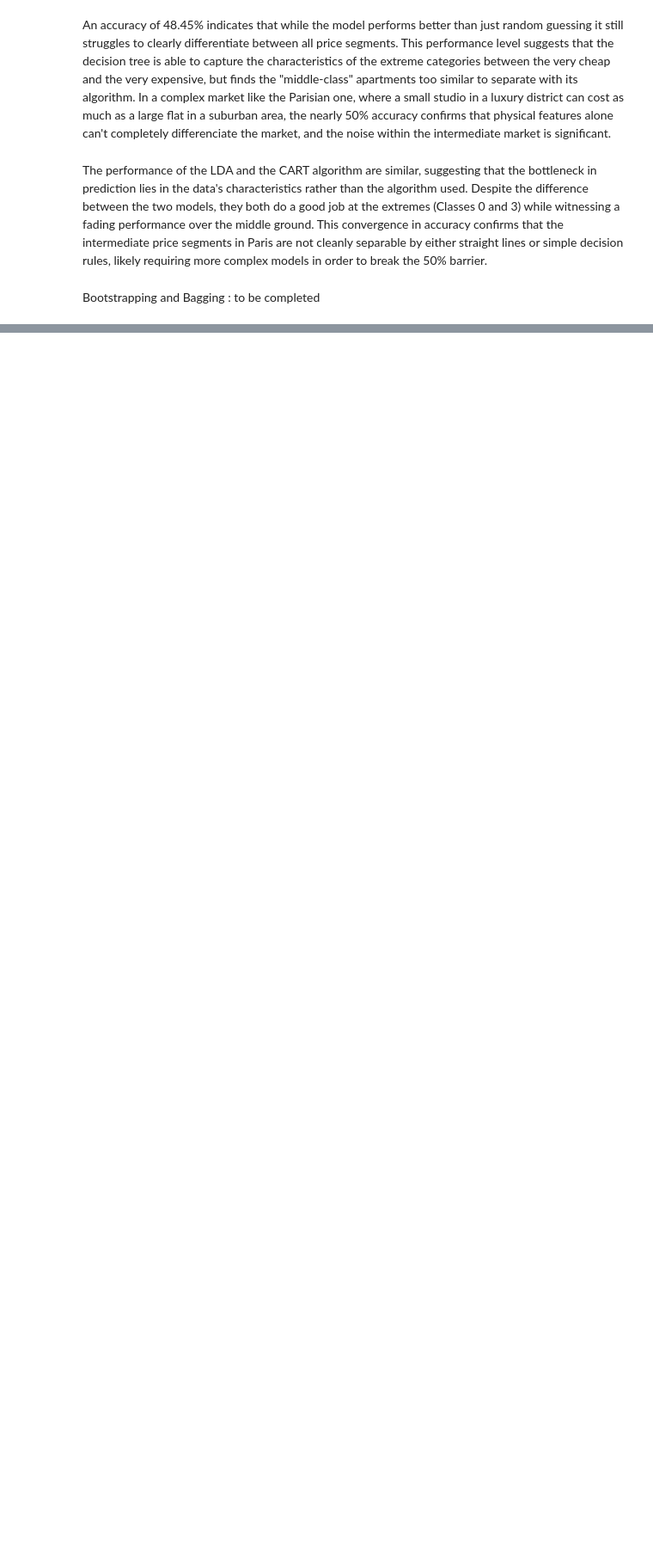
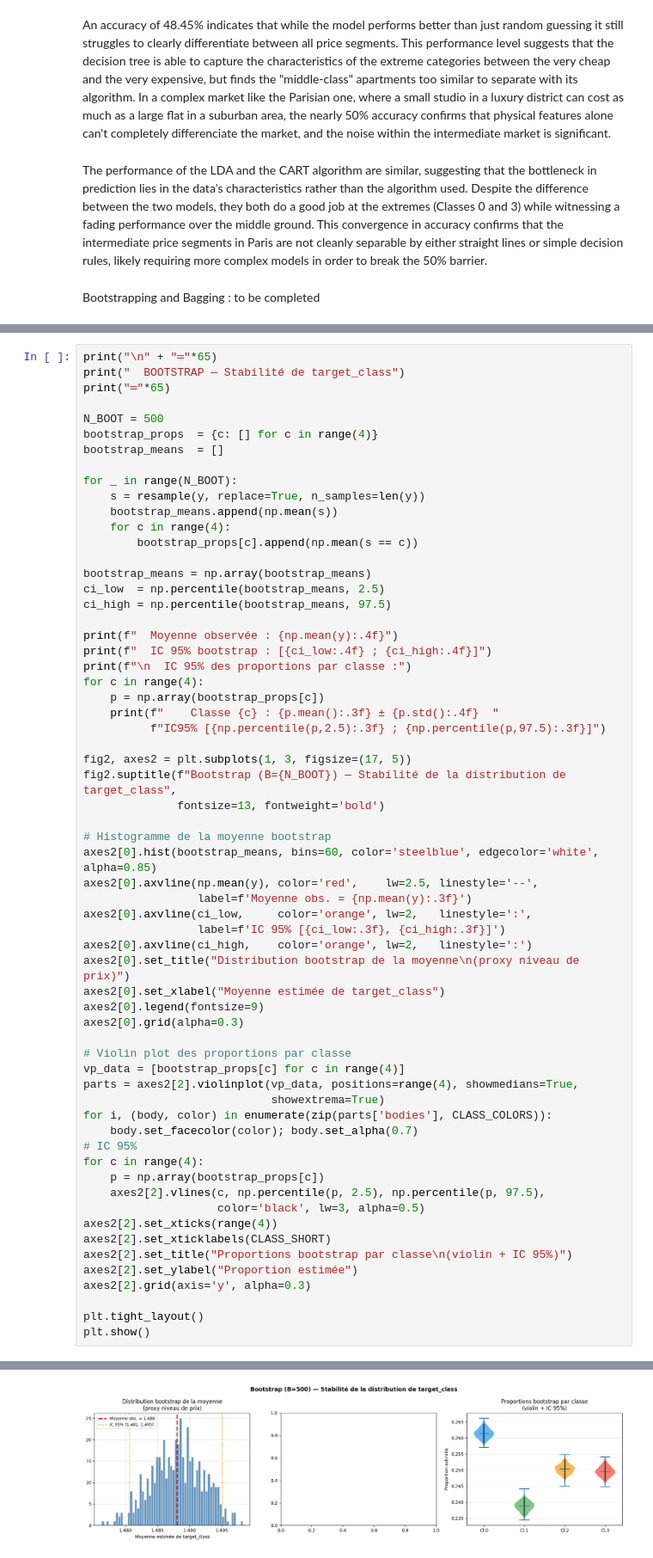
Before and after one commit to Felix-prjcts/ML_Airbnb_domain_generalisation, a Jupyter notebook: 1_ML_Paris.ipynb, the cells around one changed output, grey strips where cells are left out. Shown at 86% size. Drawn from its saved outputs; the diff is of its cells as text; blank space fills up the shorter version.

```diff
--- a/1_ML_Paris.ipynb
+++ b/1_ML_Paris.ipynb
@@ -545,0 +616,63 @@ Bootstrapping and Bagging : to be completed
+# %%
+print("\n" + "═"*65)
+print("  BOOTSTRAP — Stabilité de target_class")
+print("═"*65)
+
+N_BOOT = 500
+bootstrap_props  = {c: [] for c in range(4)}
+bootstrap_means  = []
+
+for _ in range(N_BOOT):
+    s = resample(y, replace=True, n_samples=len(y))
+    bootstrap_means.append(np.mean(s))
+    for c in range(4):
+        bootstrap_props[c].append(np.mean(s == c))
+
+bootstrap_means = np.array(bootstrap_means)
+ci_low  = np.percentile(bootstrap_means, 2.5)
+ci_high = np.percentile(bootstrap_means, 97.5)
+
+print(f"  Moyenne observée : {np.mean(y):.4f}")
+print(f"  IC 95% bootstrap : [{ci_low:.4f} ; {ci_high:.4f}]")
+print(f"\n  IC 95% des proportions par classe :")
+for c in range(4):
+    p = np.array(bootstrap_props[c])
+    print(f"    Classe {c} : {p.mean():.3f} ± {p.std():.4f}  "
+          f"IC95% [{np.percentile(p,2.5):.3f} ; {np.percentile(p,97.5):.3f}]")
+
+fig2, axes2 = plt.subplots(1, 3, figsize=(17, 5))
+fig2.suptitle(f"Bootstrap (B={N_BOOT}) — Stabilité de la distribution de target_class",
+              fontsize=13, fontweight='bold')
+
+# Histogramme de la moyenne bootstrap
+axes2[0].hist(bootstrap_means, bins=60, color='steelblue', edgecolor='white', alpha=0.85)
+axes2[0].axvline(np.mean(y), color='red',    lw=2.5, linestyle='--',
+                 label=f'Moyenne obs. = {np.mean(y):.3f}')
+axes2[0].axvline(ci_low,     color='orange', lw=2,   linestyle=':',
+                 label=f'IC 95% [{ci_low:.3f}, {ci_high:.3f}]')
+axes2[0].axvline(ci_high,    color='orange', lw=2,   linestyle=':')
+axes2[0].set_title("Distribution bootstrap de la moyenne\n(proxy niveau de prix)")
+axes2[0].set_xlabel("Moyenne estimée de target_class")
+axes2[0].legend(fontsize=9)
+axes2[0].grid(alpha=0.3)
+
+# Violin plot des proportions par classe
+vp_data = [bootstrap_props[c] for c in range(4)]
+parts = axes2[2].violinplot(vp_data, positions=range(4), showmedians=True,
+                            showextrema=True)
+for i, (body, color) in enumerate(zip(parts['bodies'], CLASS_COLORS)):
+    body.set_facecolor(color); body.set_alpha(0.7)
+# IC 95%
+for c in range(4):
+    p = np.array(bootstrap_props[c])
+    axes2[2].vlines(c, np.percentile(p, 2.5), np.percentile(p, 97.5),
+                    color='black', lw=3, alpha=0.5)
+axes2[2].set_xticks(range(4))
+axes2[2].set_xticklabels(CLASS_SHORT)
+axes2[2].set_title("Proportions bootstrap par classe\n(violin + IC 95%)")
+axes2[2].set_ylabel("Proportion estimée")
+axes2[2].grid(axis='y', alpha=0.3)
+
+plt.tight_layout()
+plt.show()
+# %% [output]
@@ -545,0 +690 @@ Bootstrapping and Bagging : to be completed
+[figure, added]
```
Also changed, not shown: parts of 7 cells of this notebook, 1 other file.
